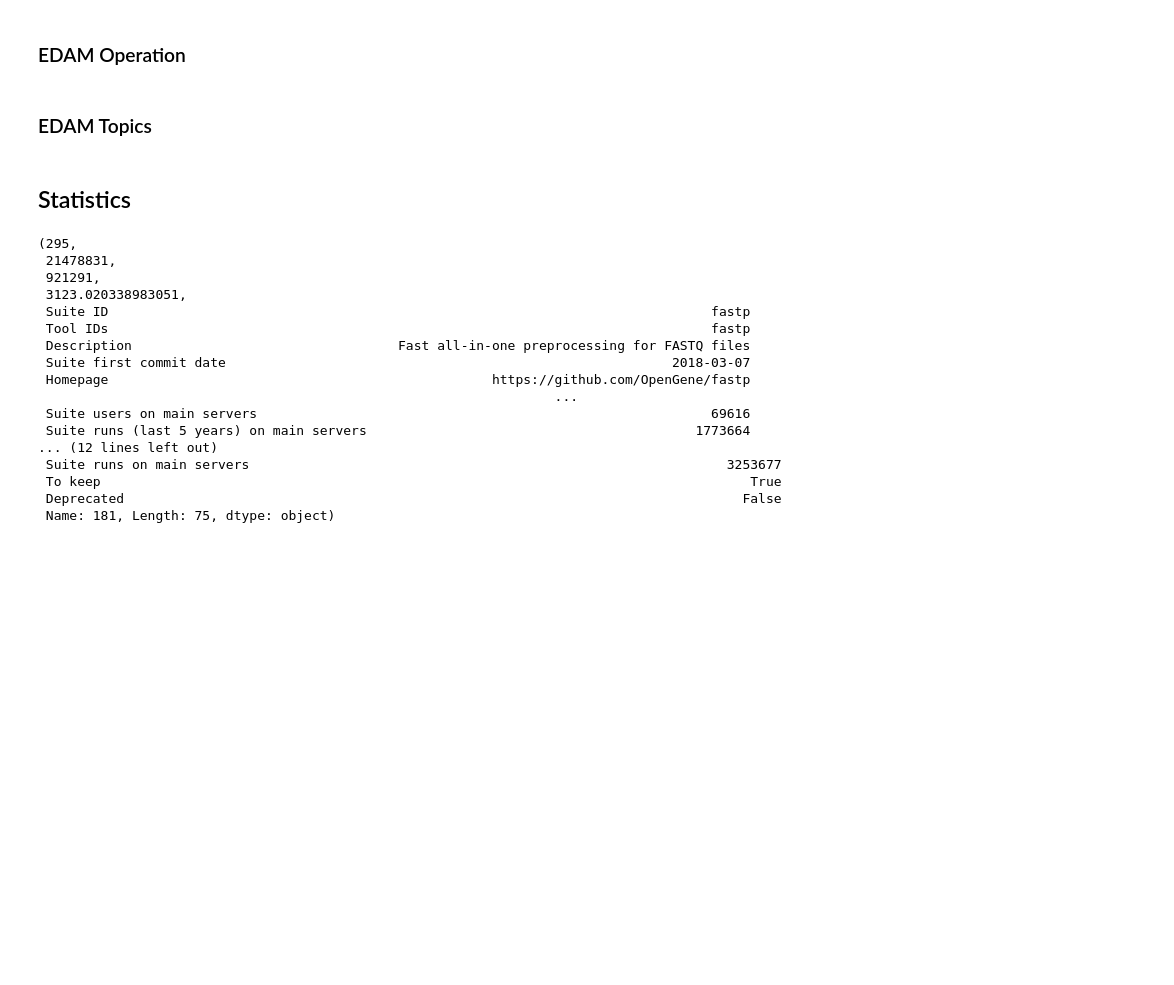
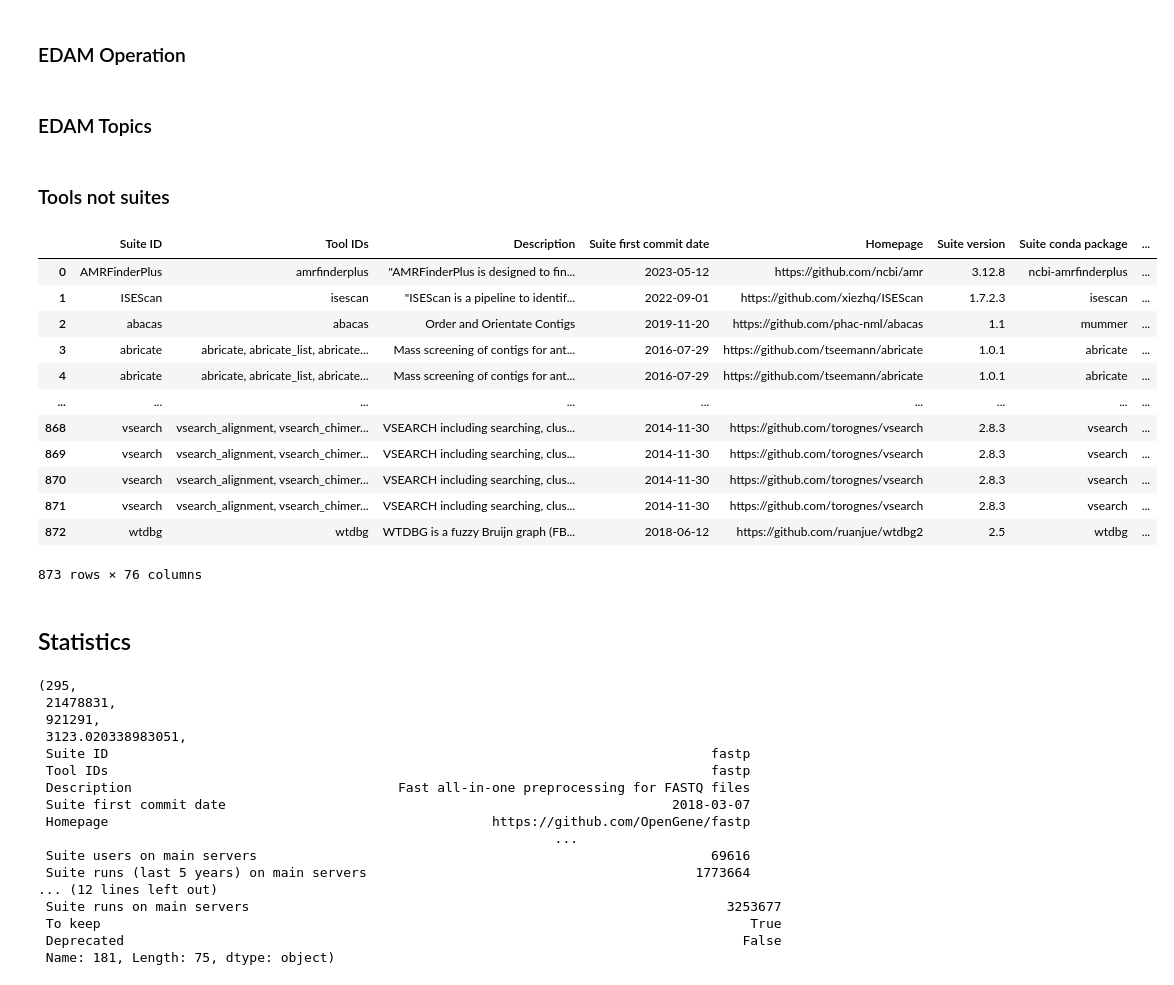
Before and after one commit to usegalaxy-eu/microgalaxy_paper_2025, a Jupyter notebook: bin/statistics_calculations.ipynb, the cells around one changed output. Cells and saved outputs as stored; diff of their text form; code cells hidden in the pictures; blank space fills up the shorter version.

```diff
--- a/bin/statistics_calculations.ipynb
+++ b/bin/statistics_calculations.ipynb
@@ -256,6 +256,41 @@ for idx, row in tools_df.iterrows():
             inflated_tools.append(row_c)
 
 df_inflated_tools_topics = pd.DataFrame(inflated_tools)
+# %% [markdown]
+### Tools not suites
+# %%
+inflated_tools = []
+
+for idx, row in tools_df.iterrows():
+    terms = row["Tool IDs"]
+    row_d = row.to_dict()
+    if isinstance(terms, str):
+        vals = [t.strip() for t in terms.split(",")]
+        for val in vals:
+            row_c = copy.copy(row_d)
+            row_c["tools per suite"] = val
+            inflated_tools.append(row_c)
+    else:
+            row_c = copy.copy(row_d)
+            row_c["tools per suite"] = "Undefined"
+            inflated_tools.append(row_c)
+
+df_inflated_tools_per_suite = pd.DataFrame(inflated_tools)
+df_inflated_tools_per_suite
+# %% [output]
+|  | Suite ID | Tool IDs | Description | Suite first commit date | Homepage | Suite version | Suite conda package | ... |
+| 0 | AMRFinderPlus | amrfinderplus | "AMRFinderPlus is designed to fin... | 2023-05-12 | https://github.com/ncbi/amr | 3.12.8 | ncbi-amrfinderplus | ... |
+| 1 | ISEScan | isescan | "ISEScan is a pipeline to identif... | 2022-09-01 | https://github.com/xiezhq/ISEScan | 1.7.2.3 | isescan | ... |
+| 2 | abacas | abacas | Order and Orientate Contigs | 2019-11-20 | https://github.com/phac-nml/abacas | 1.1 | mummer | ... |
+| 3 | abricate | abricate, abricate_list, abricate... | Mass screening of contigs for ant... | 2016-07-29 | https://github.com/tseemann/abricate | 1.0.1 | abricate | ... |
+| 4 | abricate | abricate, abricate_list, abricate... | Mass screening of contigs for ant... | 2016-07-29 | https://github.com/tseemann/abricate | 1.0.1 | abricate | ... |
+| ... | ... | ... | ... | ... | ... | ... | ... | ... |
+| 868 | vsearch | vsearch_alignment, vsearch_chimer... | VSEARCH including searching, clus... | 2014-11-30 | https://github.com/torognes/vsearch | 2.8.3 | vsearch | ... |
+| 869 | vsearch | vsearch_alignment, vsearch_chimer... | VSEARCH including searching, clus... | 2014-11-30 | https://github.com/torognes/vsearch | 2.8.3 | vsearch | ... |
+| 870 | vsearch | vsearch_alignment, vsearch_chimer... | VSEARCH including searching, clus... | 2014-11-30 | https://github.com/torognes/vsearch | 2.8.3 | vsearch | ... |
+| 871 | vsearch | vsearch_alignment, vsearch_chimer... | VSEARCH including searching, clus... | 2014-11-30 | https://github.com/torognes/vsearch | 2.8.3 | vsearch | ... |
+| 872 | wtdbg | wtdbg | WTDBG is a fuzzy Bruijn graph (FB... | 2018-06-12 | https://github.com/ruanjue/wtdbg2 | 2.5 | wtdbg | ... |
+873 rows × 76 columns
 # %% [markdown]
 ## Statistics
 # %%
```
Also changed, not shown: parts of 1 cell of this notebook.
